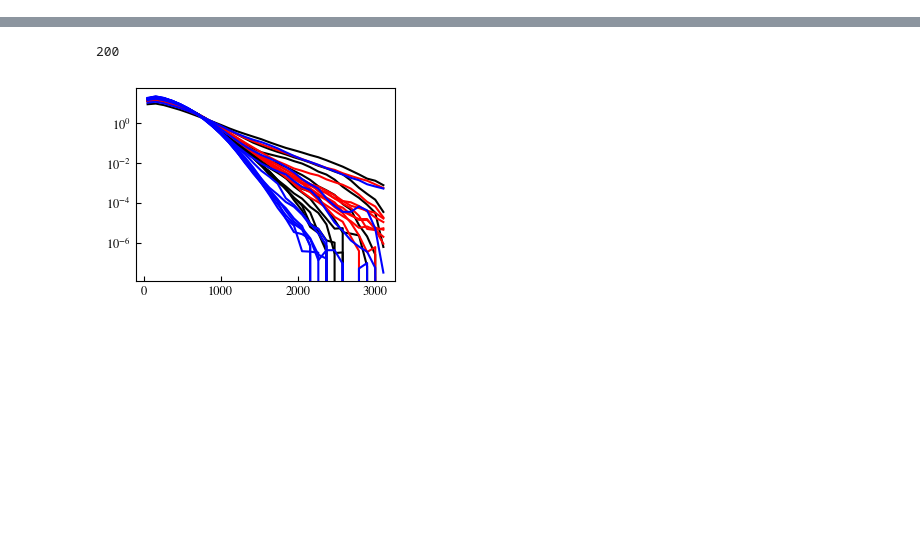
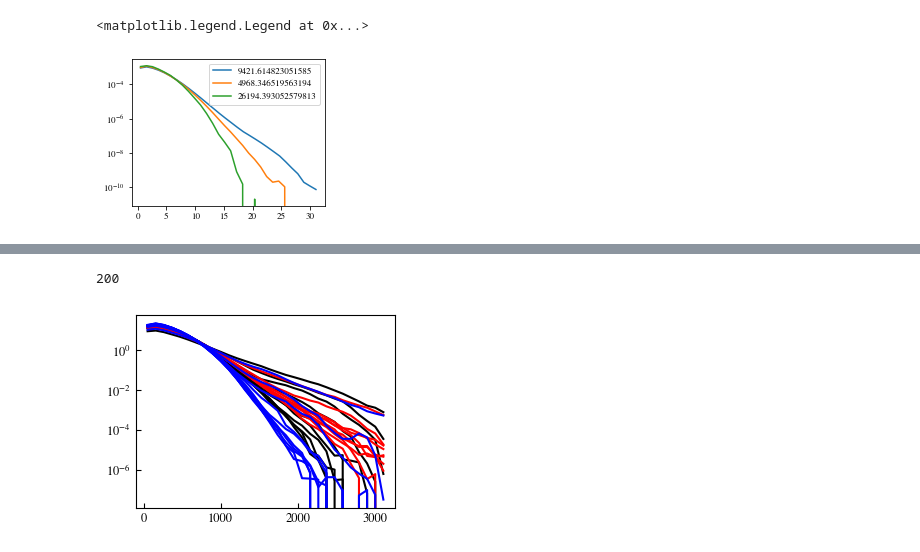
Before and after one commit to cachetdaspirine/Evolution_pair_prob_function, a Jupyter notebook: generate_pair_correlation_functoin.ipynb, the cells around one changed output, grey strips where cells are left out. Saved outputs shown, nothing was run; the diff lists cells and outputs as text; code cells hidden in the pictures; blank space fills up the shorter version.

```diff
--- a/generate_pair_correlation_functoin.ipynb
+++ b/generate_pair_correlation_functoin.ipynb
@@ -92 +113,10 @@ pcfs_high_kdiff /= n
+# %%
+plt.plot(pcf_lsv[-1][:,0],pcf_lsv[-1][:,1],label=time_lsv[-1])
+plt.plot(pcf_ls10v[-1][:,0],pcf_ls10v[-1][:,1],label=time_ls10v[-1])
+plt.plot(pcf_ls100v[-1][:,0],pcf_ls100v[-1][:,1],label=time_ls100v[-1])
+plt.yscale('log')
+plt.legend()
+# %% [output]
+<matplotlib.legend.Legend at 0x...>
+[figure, added]
 # %%
```
Also changed, not shown: parts of 11 cells of this notebook, 1 other file.
